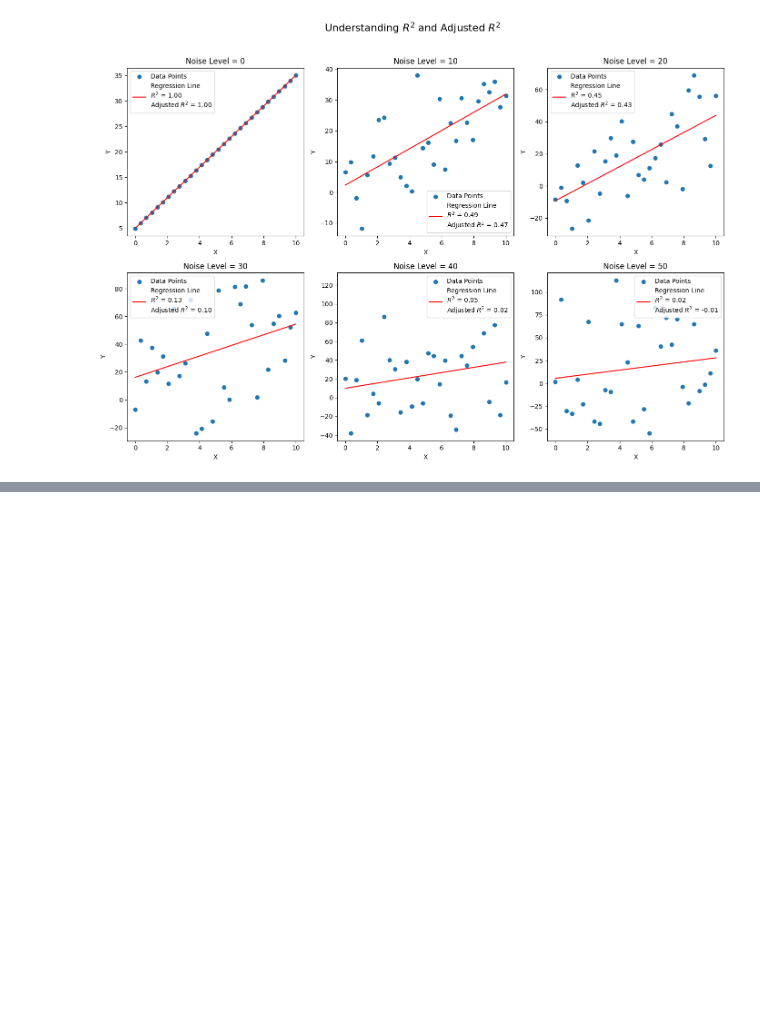
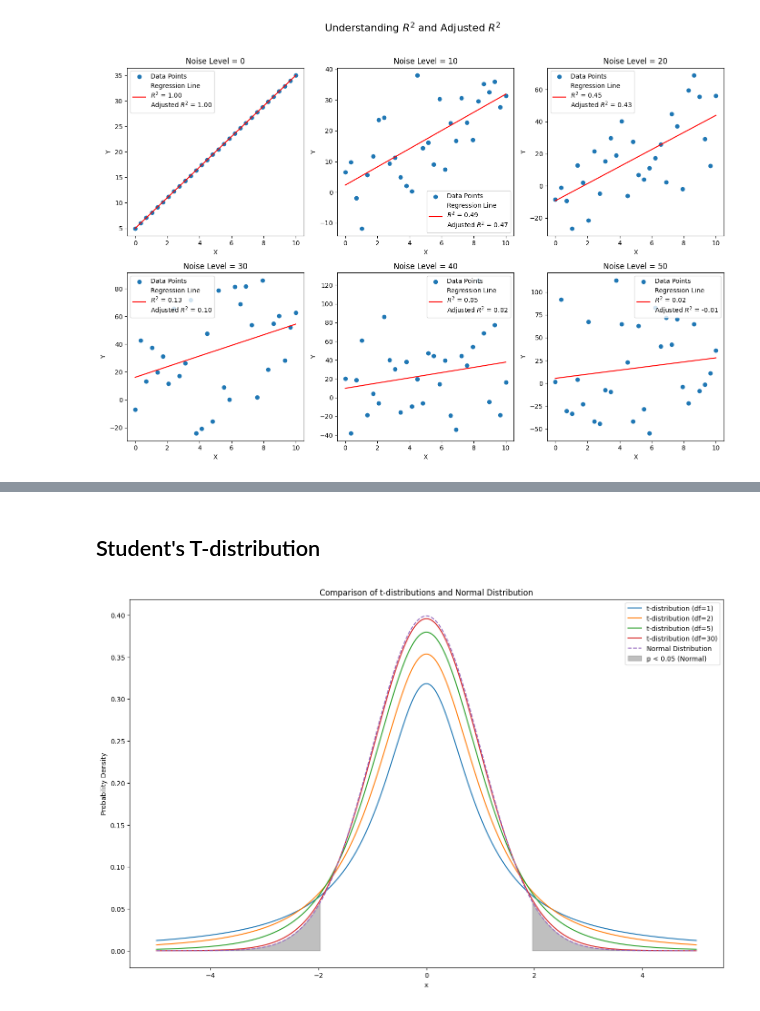
Before and after one commit to IST407-707/707-Week3-Lab, a Jupyter notebook: week3-lab.ipynb, the cells around one changed output, grey strips where cells are left out. Drawn from its saved outputs; the diff is of its cells as text; code cells hidden in the pictures; blank space fills up the shorter version.

```diff
--- a/week3-lab.ipynb
+++ b/week3-lab.ipynb
@@ -108,0 +280,33 @@ plt.show()
+# %% [markdown]
+## Student's T-distribution
+# %%
+import matplotlib.pyplot as plt
+import numpy as np
+from scipy.stats import t, norm
+
+# Generate data points
+x = np.linspace(-5, 5, 1000)
+plt.figure(figsize=(16, 10))
+# Generate t-distributions for different degrees of freedom
+for df in [1, 2, 5, 30]:
+    y_t = t.pdf(x, df=df)
+    plt.plot(x, y_t, label=f't-distribution (df={df})')
+
+# Generate normal distribution
+y_norm = norm.pdf(x, 0, 1)
+
+plt.plot(x, y_norm, label='Normal Distribution', linestyle='--')
+
+# Mark the tails for p < 0.05 in the normal distribution
+critical_value_05 = norm.ppf(1 - 0.025)
+plt.fill_between(x, y_norm, where=(x <= -critical_value_05) | (x >= critical_value_05), color='gray', alpha=0.5, label='p < 0.05 (Normal)')
+
+# Labels and title
+plt.title('Comparison of t-distributions and Normal Distribution')
+plt.xlabel('x')
+plt.ylabel('Probability Density')
+plt.legend()
+
+plt.show()
+# %% [output]
+[figure, added]
```
Also changed, not shown: parts of 26 cells of this notebook.
